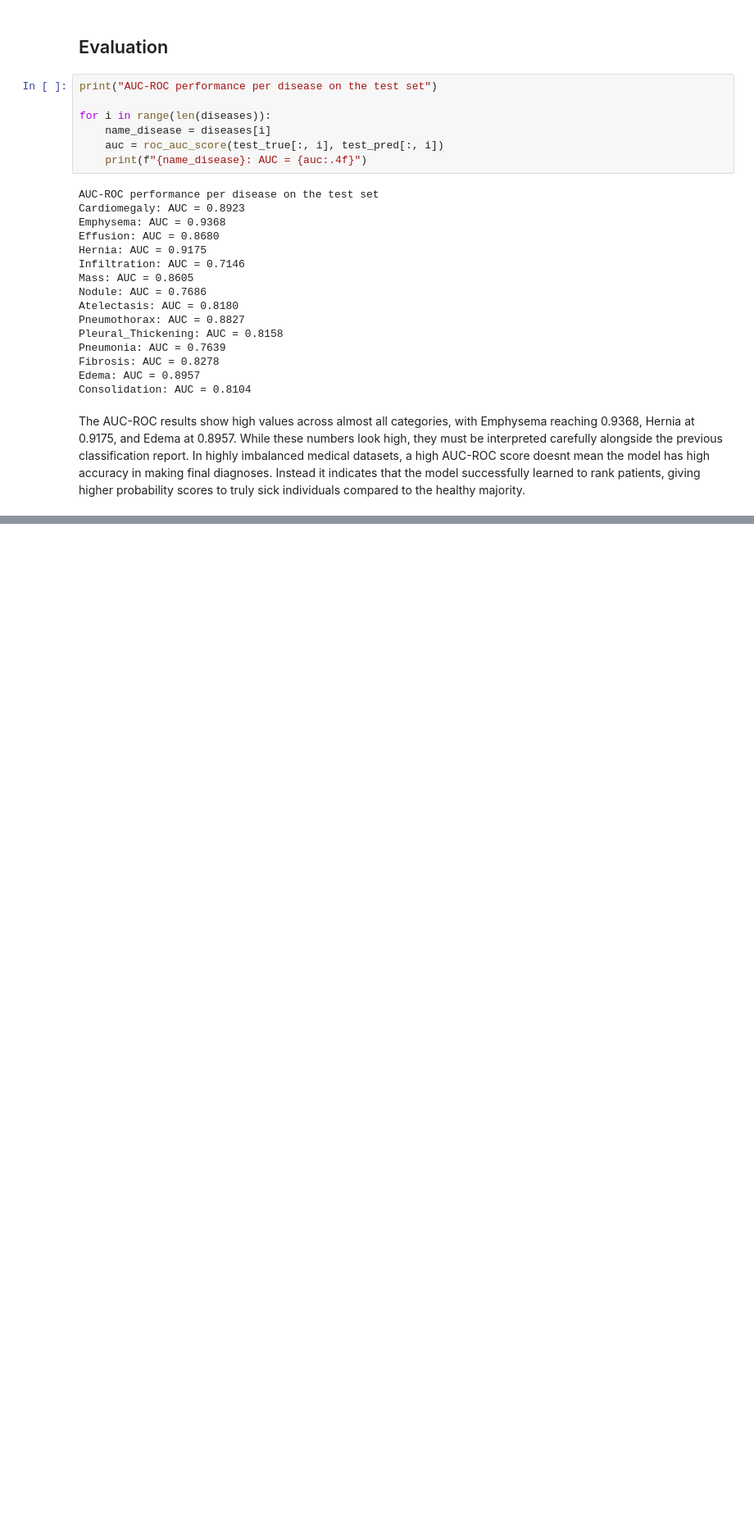
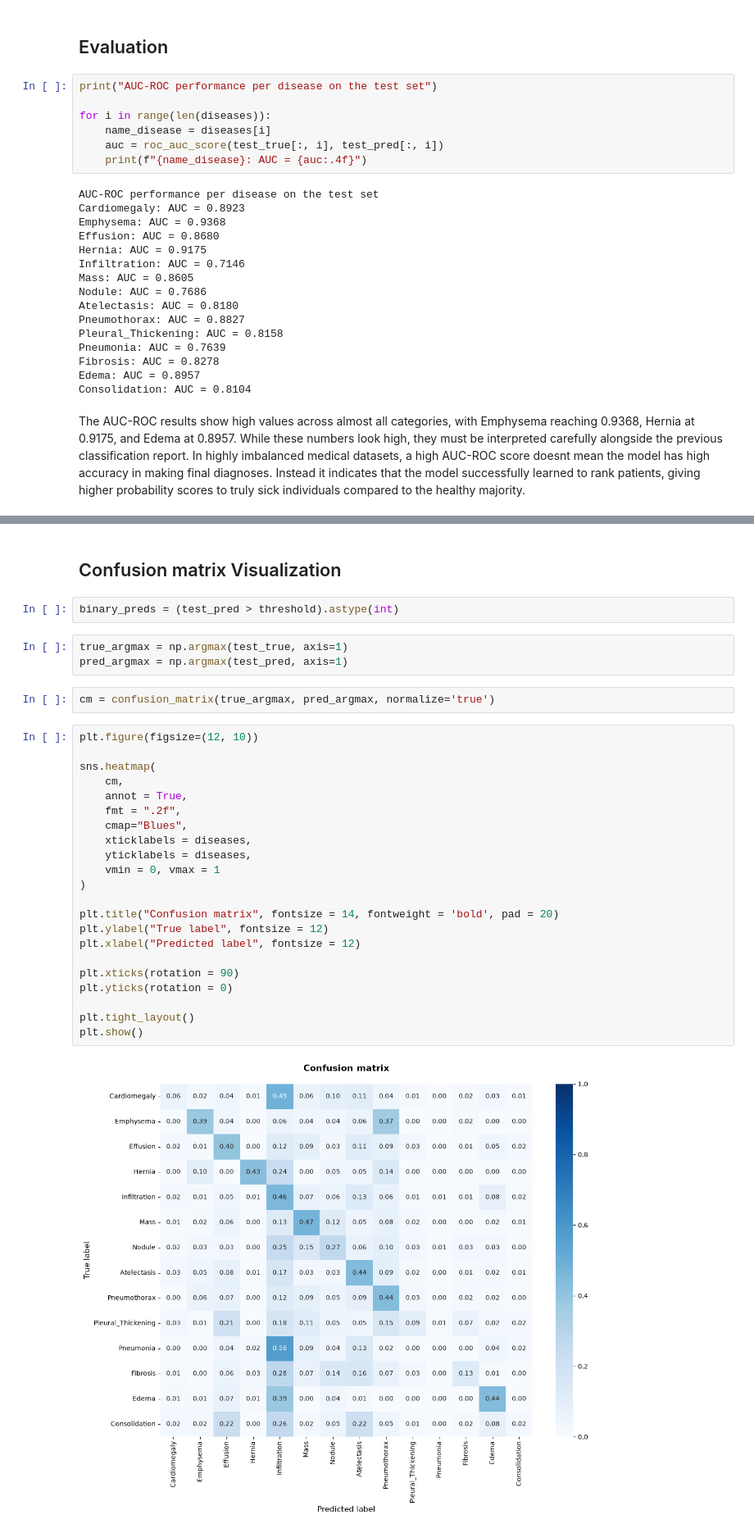
Before and after one commit to radinelageorgieva/fine-tune-convnextv2-chest-xray, a Jupyter notebook: fine-tune-convnextv2-chest-xray.ipynb, the cells around one changed output, grey strips where cells are left out. Shown at 82% size. Cells and saved outputs as stored; diff of their text form; blank space fills up the shorter version.

Commit message:
Confusion matrix

```diff
--- a/fine-tune-convnextv2-chest-xray.ipynb
+++ b/fine-tune-convnextv2-chest-xray.ipynb
@@ -835,0 +883,33 @@ The AUC-ROC results show high values across almost all categories, with Emphysem
+# %% [markdown]
+## Confusion matrix Visualization
+# %%
+binary_preds = (test_pred > threshold).astype(int)
+# %%
+true_argmax = np.argmax(test_true, axis=1)
+pred_argmax = np.argmax(test_pred, axis=1)
+# %%
+cm = confusion_matrix(true_argmax, pred_argmax, normalize='true')
+# %%
+plt.figure(figsize=(12, 10))
+
+sns.heatmap(
+    cm,
+    annot = True,
+    fmt = ".2f",
+    cmap="Blues",
+    xticklabels = diseases,
+    yticklabels = diseases,
+    vmin = 0, vmax = 1
+)
+
+plt.title("Confusion matrix", fontsize = 14, fontweight = 'bold', pad = 20)
+plt.ylabel("True label", fontsize = 12)
+plt.xlabel("Predicted label", fontsize = 12)
+
+plt.xticks(rotation = 90)
+plt.yticks(rotation = 0)
+
+plt.tight_layout()
+plt.show()
+# %% [output]
+[figure, added]
```
Also changed, not shown: parts of 6 cells of this notebook.
